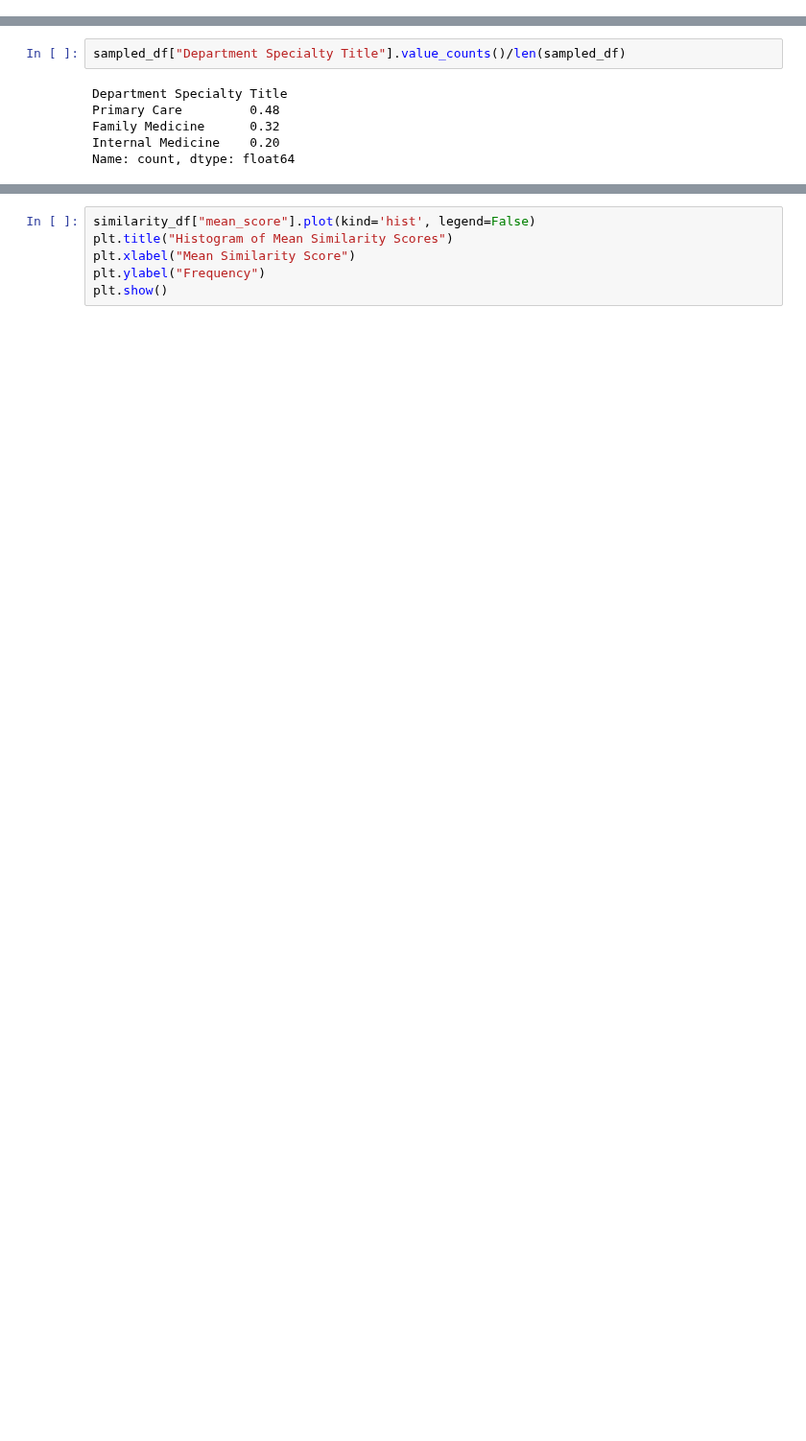
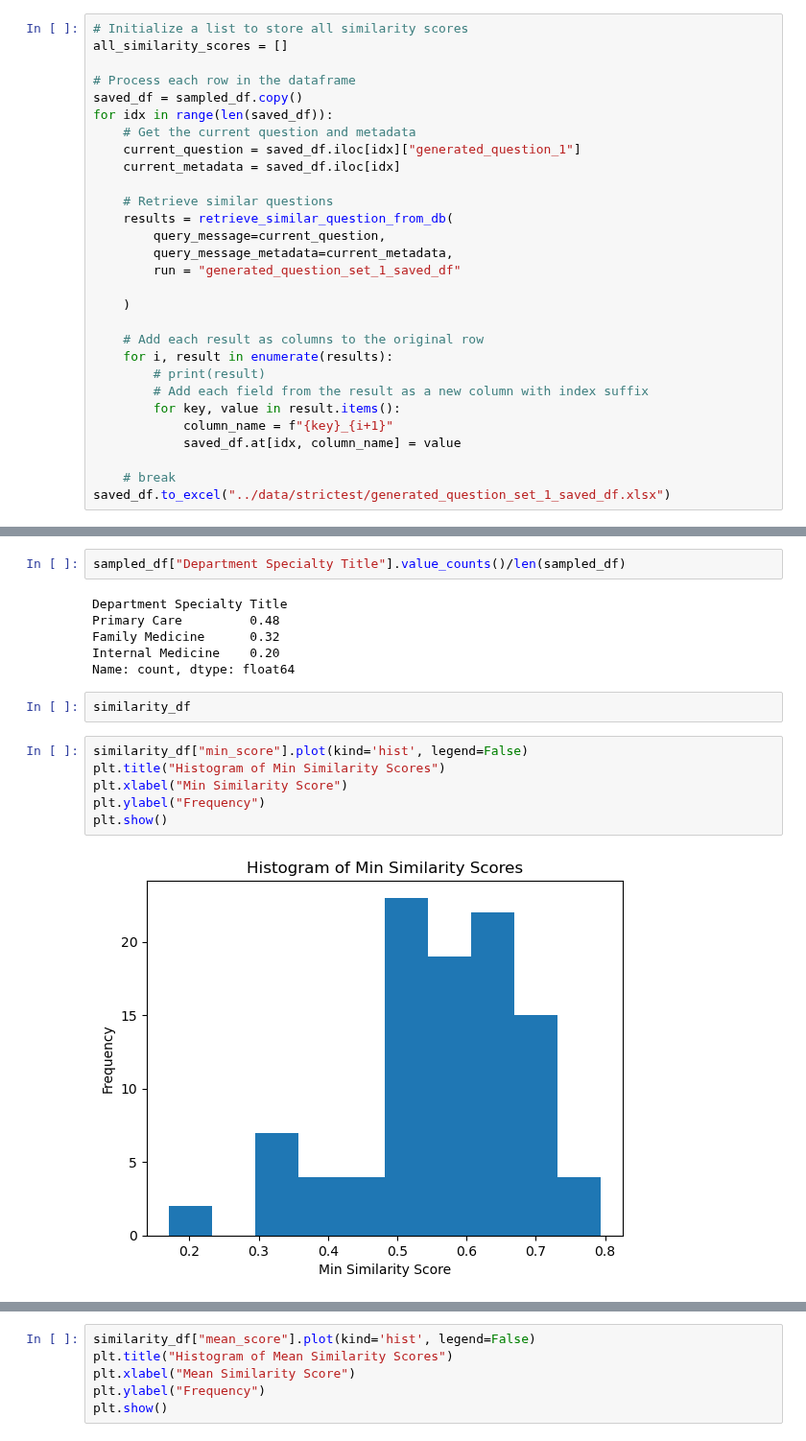
Before and after one commit to HealthRex/CDSS, a Jupyter notebook: scripts/antibiotic-susceptibility/sql/queries/aim_4/AIM4/Embedding_Pilot_Exp/notebook/data_explore_with_error_checking.ipynb, the cells around one changed output, grey strips where cells are left out. Shown at 96% size. Saved outputs shown, nothing was run; the diff lists cells and outputs as text; blank space fills up the shorter version.

```diff
--- a/scripts/antibiotic-susceptibility/sql/queries/aim_4/AIM4/Embedding_Pilot_Exp/notebook/data_explore_with_error_checking.ipynb
+++ b/scripts/antibiotic-susceptibility/sql/queries/aim_4/AIM4/Embedding_Pilot_Exp/notebook/data_explore_with_error_checking.ipynb
@@ -583,0 +616,29 @@ Hi Dr. Tabaka, I hope this message finds you well. I spoke to
+# %%
+# Initialize a list to store all similarity scores
+all_similarity_scores = []
+
+# Process each row in the dataframe
+saved_df = sampled_df.copy()
+for idx in range(len(saved_df)):
+    # Get the current question and metadata
+    current_question = saved_df.iloc[idx]["generated_question_1"]
+    current_metadata = saved_df.iloc[idx]
+
+    # Retrieve similar questions
+    results = retrieve_similar_question_from_db(
+        query_message=current_question,
+        query_message_metadata=current_metadata,
+        run = "generated_question_set_1_saved_df"
+
+    )
+
+    # Add each result as columns to the original row
+    for i, result in enumerate(results):
+        # print(result)
+        # Add each field from the result as a new column with index suffix
+        for key, value in result.items():
+            column_name = f"{key}_{i+1}"
+            saved_df.at[idx, column_name] = value
+
+    # break
+saved_df.to_excel("../data/strictest/generated_question_set_1_saved_df.xlsx")
@@ -648,3 +759,13 @@ Primary Care         0.48
 Family Medicine      0.32
 Internal Medicine    0.20
 Name: count, dtype: float64
+# %%
+similarity_df
+# %%
+similarity_df["min_score"].plot(kind='hist', legend=False)
+plt.title("Histogram of Min Similarity Scores")
+plt.xlabel("Min Similarity Score")
+plt.ylabel("Frequency")
+plt.show()
+# %% [output]
+[figure, added]
```
Also changed, not shown: parts of 14 cells of this notebook, 22 other files.
